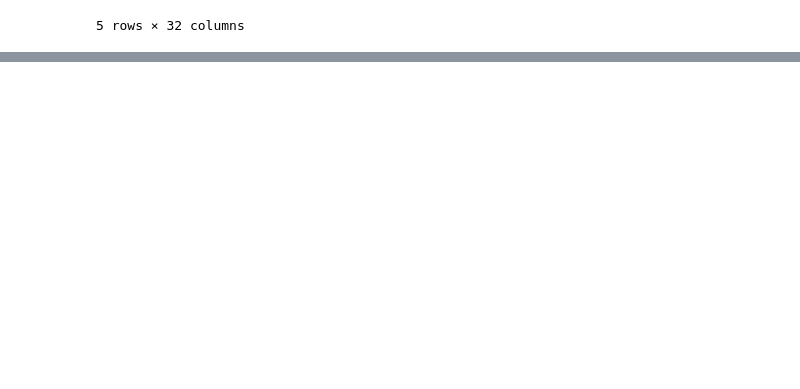
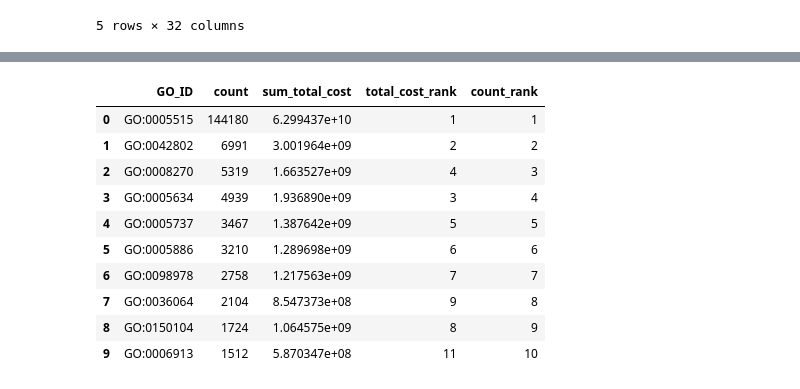
Before and after one commit to Moulica5374/NIH-Funding-Annotation-Analysis-Team-Project, a Jupyter notebook: Data_Analysis.ipynb, the cells around one changed output, grey strips where cells are left out. Saved outputs shown, nothing was run; the diff lists cells and outputs as text; code cells hidden in the pictures; blank space fills up the shorter version.

```diff
--- a/Data_Analysis.ipynb
+++ b/Data_Analysis.ipynb
@@ -85,0 +120,18 @@ data.head()
+# %%
+# looking for top 20 go_id by cost (include number of occurrences)
+model_org_df = model_org_rq.groupby('GO_ID').agg(
+    count = ('GO_ID', 'size'),
+    sum_total_cost = ('TOTAL_COST', 'sum')
+)
+
+# sort primarily on total cost and then secondarily on cost
+model_org_df = model_org_df.sort_values(
+    by = ['sum_total_cost', 'count'],
+    ascending=[False, False]
+)
+
+# add rankings (sorted by highest total funding and highest number of approved projects)
+model_org_df['total_cost_rank'] = model_org_df['sum_total_cost'].rank(method = 'min', ascending=False).astype(int)
+model_org_df['count_rank'] = model_org_df['count'].rank(method = 'min', ascending=False).astype(int)
+
+model_org_df
@@ -85,0 +153,19 @@ data.head()
+# %%
+# create dataframe of the top 10 by count and sum_total_cost
+t10_sum_tot_count = model_org_df.sort_values('total_cost_rank', ascending=True).head(10).reset_index()
+t10_count = model_org_df.sort_values('count', ascending=False).head(10).reset_index()
+
+#t10_sum_tot_count
+t10_count
+# %% [output]
+|  | GO_ID | count | sum_total_cost | total_cost_rank | count_rank |
+| 0 | GO:0005515 | 144180 | 6.299437e+10 | 1 | 1 |
+| 1 | GO:0042802 | 6991 | 3.001964e+09 | 2 | 2 |
+| 2 | GO:0008270 | 5319 | 1.663527e+09 | 4 | 3 |
+| 3 | GO:0005634 | 4939 | 1.936890e+09 | 3 | 4 |
+| 4 | GO:0005737 | 3467 | 1.387642e+09 | 5 | 5 |
+| 5 | GO:0005886 | 3210 | 1.289698e+09 | 6 | 6 |
+| 6 | GO:0098978 | 2758 | 1.217563e+09 | 7 | 7 |
+| 7 | GO:0036064 | 2104 | 8.547373e+08 | 9 | 8 |
+| 8 | GO:0150104 | 1724 | 1.064575e+09 | 8 | 9 |
+| 9 | GO:0006913 | 1512 | 5.870347e+08 | 11 | 10 |
```
Also changed, not shown: parts of 13 cells of this notebook.
